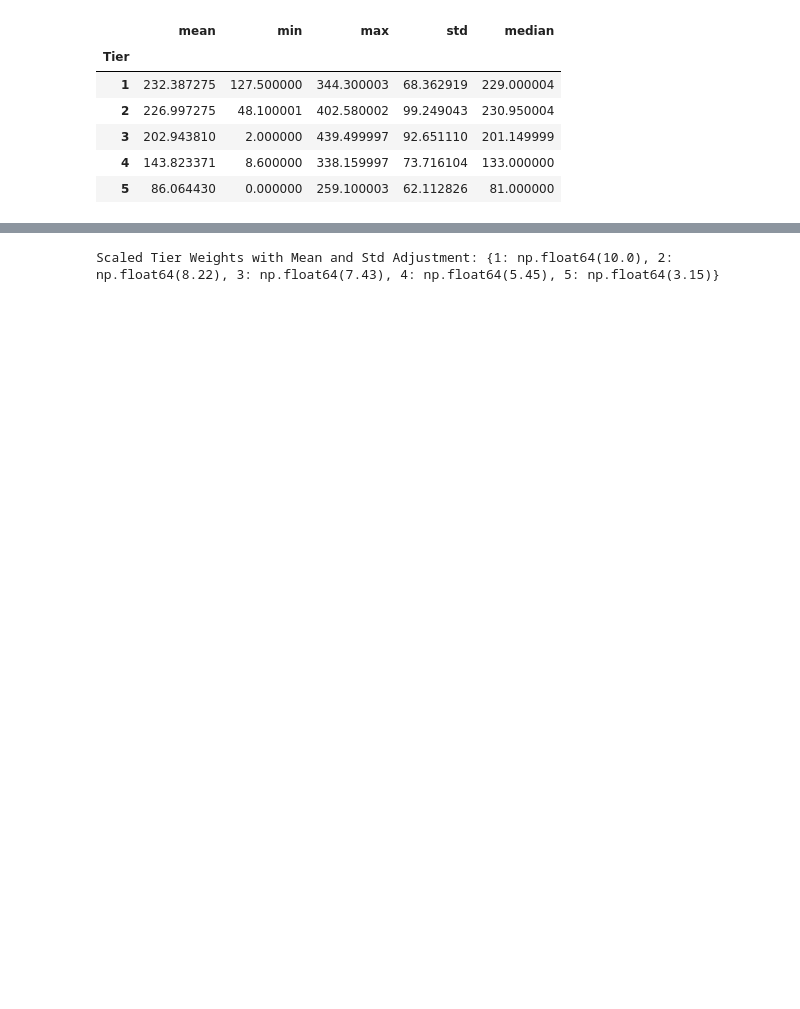
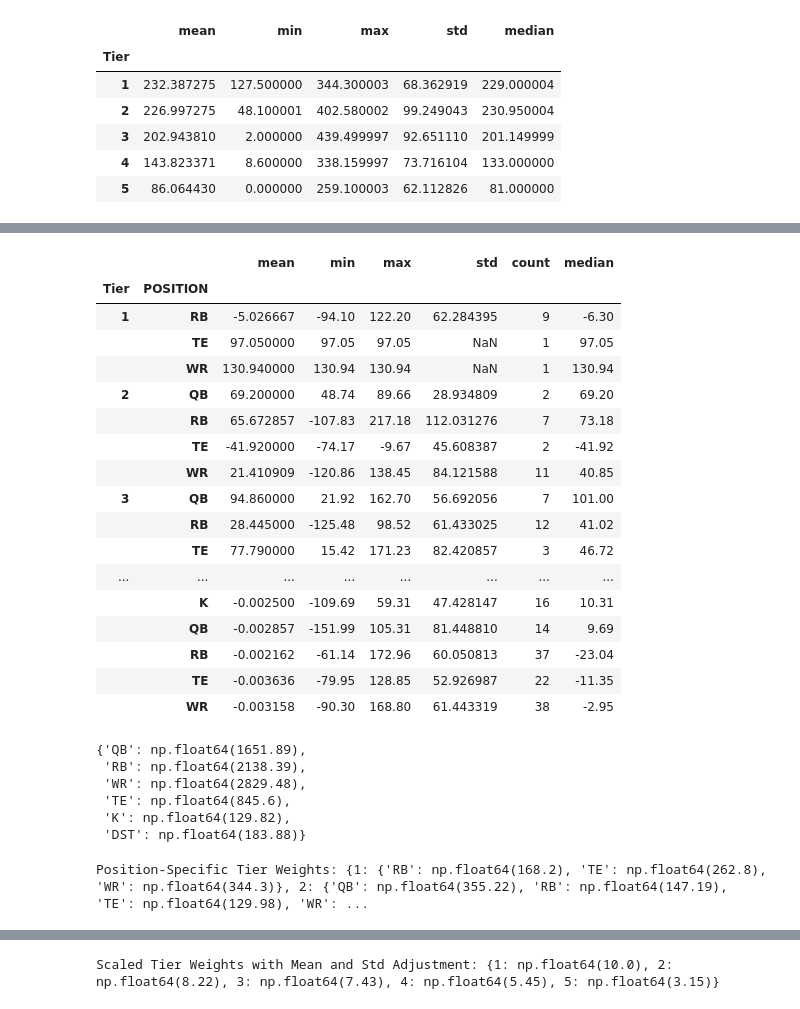
Before and after one commit to choym92/DraftingAlpha, a Jupyter notebook: scripts/EDA.ipynb, the cells around one changed output, grey strips where cells are left out. Drawn from its saved outputs; the diff is of its cells as text; code cells hidden in the pictures; blank space fills up the shorter version.

```diff
--- a/scripts/EDA.ipynb
+++ b/scripts/EDA.ipynb
@@ -231,0 +365,21 @@ data_df3.groupby('Tier')['fpts'].agg({'mean', 'std', 'max', 'median', 'min'})
+# %%
+data_df3.groupby(['Tier', 'POSITION'])['VORP'].agg({'mean', 'std', 'max', 'median', 'min','count'})
+# %% [output]
+|  |  | mean | min | max | std | count | median |
+| Tier | POSITION |  |  |  |  |  |  |
+| 1 | RB | -5.026667 | -94.10 | 122.20 | 62.284395 | 9 | -6.30 |
+|  | TE | 97.050000 | 97.05 | 97.05 | NaN | 1 | 97.05 |
+|  | WR | 130.940000 | 130.94 | 130.94 | NaN | 1 | 130.94 |
+| 2 | QB | 69.200000 | 48.74 | 89.66 | 28.934809 | 2 | 69.20 |
+|  | RB | 65.672857 | -107.83 | 217.18 | 112.031276 | 7 | 73.18 |
+|  | TE | -41.920000 | -74.17 | -9.67 | 45.608387 | 2 | -41.92 |
+|  | WR | 21.410909 | -120.86 | 138.45 | 84.121588 | 11 | 40.85 |
+| 3 | QB | 94.860000 | 21.92 | 162.70 | 56.692056 | 7 | 101.00 |
+|  | RB | 28.445000 | -125.48 | 98.52 | 61.433025 | 12 | 41.02 |
+|  | TE | 77.790000 | 15.42 | 171.23 | 82.420857 | 3 | 46.72 |
+| ... | ... | ... | ... | ... | ... | ... | ... |
+|  | K | -0.002500 | -109.69 | 59.31 | 47.428147 | 16 | 10.31 |
+|  | QB | -0.002857 | -151.99 | 105.31 | 81.448810 | 14 | 9.69 |
+|  | RB | -0.002162 | -61.14 | 172.96 | 60.050813 | 37 | -23.04 |
+|  | TE | -0.003636 | -79.95 | 128.85 | 52.926987 | 22 | -11.35 |
+|  | WR | -0.003158 | -90.30 | 168.80 | 61.443319 | 38 | -2.95 |
@@ -231,0 +414,54 @@ data_df3.groupby('Tier')['fpts'].agg({'mean', 'std', 'max', 'median', 'min'})
+# %%
+scarcity_scores
+# %% [output]
+{'QB': np.float64(1651.89),
+ 'RB': np.float64(2138.39),
+ 'WR': np.float64(2829.48),
+ 'TE': np.float64(845.6),
+ 'K': np.float64(129.82),
+ 'DST': np.float64(183.88)}
+# %%
+def calculate_position_specific_tier_weights(data_stats):
+    """
+    Calculate position-specific tier weights without normalization or scaling.
+
+    Args:
+    - data_stats (pd.DataFrame): DataFrame with tier-position statistics (mean, std, count, etc.).
+
+    Returns:
+    - dict: Nested dictionary of position-specific tier weights.
+    """
+    position_tier_weights = {}
+
+    # Loop through each tier
+    for tier in data_stats.index.levels[0]:  # Access tiers
+        tier_data = data_stats.loc[tier]  # Data for the current tier
+
+        # Calculate weights for each position in this tier
+        tier_weights = {}
+        for position, row in tier_data.iterrows():
+            mean = row['mean']
+            std = row['std'] if not np.isnan(row['std']) else 0  # Handle NaN std as 0
+            count = row['count']
+
+            # Avoid invalid weights for missing or zero data
+            if mean == 0 or count == 0:
+                tier_weights[position] = 0
+                continue
+
+            # Calculate weight using mean and variance
+            weight = mean / (1 + (std / mean))  # Penalize variability
+            tier_weights[position] = round(weight, 2)
+
+        position_tier_weights[tier] = tier_weights
+
+    return position_tier_weights
+
+# Example usage
+data_stats = data_df3.groupby(['Tier', 'POSITION'])['fpts'].agg({'mean', 'std', 'max', 'median', 'min','count'})
+position_tier_weights = calculate_position_specific_tier_weights(data_stats)
+
+# Output the calculated weights
+print("Position-Specific Tier Weights:", position_tier_weights)
+# %% [output]
+Position-Specific Tier Weights: {1: {'RB': np.float64(168.2), 'TE': np.float64(262.8), 'WR': np.float64(344.3)}, 2: {'QB': np.float64(355.22), 'RB': np.float64(147.19), 'TE': np.float64(129.98), 'WR': ...
```
Also changed, not shown: parts of 18 cells of this notebook, 1 other file.
